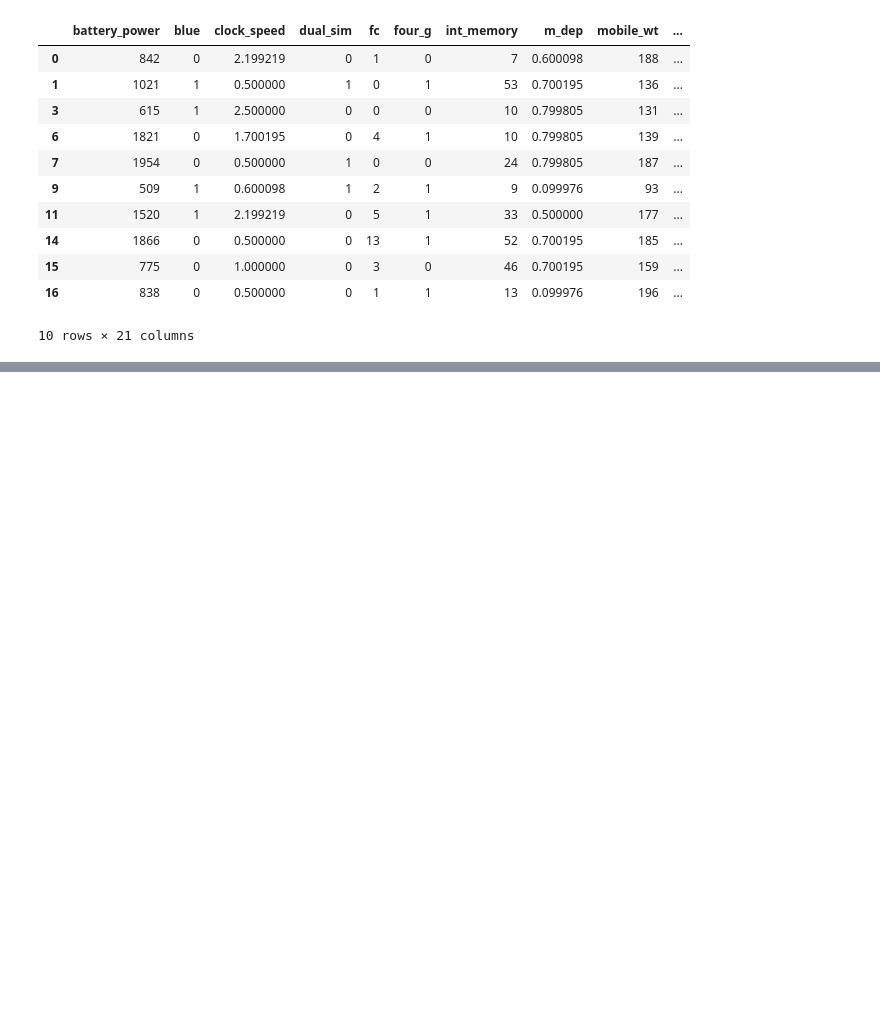
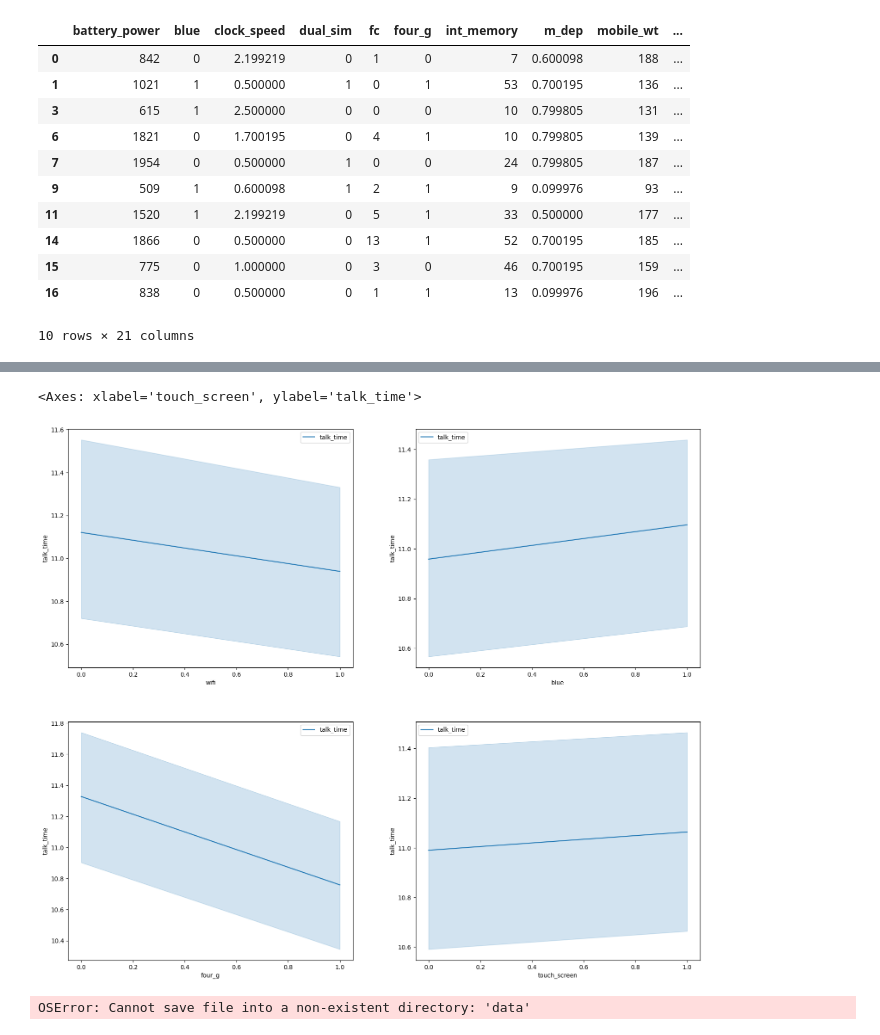
Before and after one commit to d1alekt1k8/rep_iis_lab1, a Jupyter notebook: eda/eda.ipynb, the cells around one changed output, grey strips where cells are left out. Saved outputs shown, nothing was run; the diff lists cells and outputs as text; code cells hidden in the pictures; blank space fills up the shorter version.

```diff
--- a/eda/eda.ipynb
+++ b/eda/eda.ipynb
@@ -324,0 +351,21 @@ sns.lineplot(df,x='price_range',y='ram')
+# %%
+fig, axs = plt.pyplot.subplots(2,2)
+fig.tight_layout(pad=1)
+fig.set_size_inches(16.5, 14, forward=True)
+
+sns.lineplot(df,x='wifi',y='talk_time', label='talk_time', ax=axs[0,0])
+
+sns.lineplot(df,x='blue',y='talk_time', label='talk_time',ax=axs[0,1])
+
+sns.lineplot(df,x='four_g',y='talk_time', label='talk_time',ax=axs[1,0])
+
+sns.lineplot(df,x='touch_screen',y='talk_time', label='talk_time',ax=axs[1,1])
+
+#graph2
+# %% [output]
+<Axes: xlabel='touch_screen', ylabel='talk_time'>
+[figure, added]
+# %%
+df.to_pickle('./data/clean_data.pkl')
+# %% [output]
+OSError: Cannot save file into a non-existent directory: 'data'
```
Also changed, not shown: parts of 9 cells of this notebook, 2 other files.
